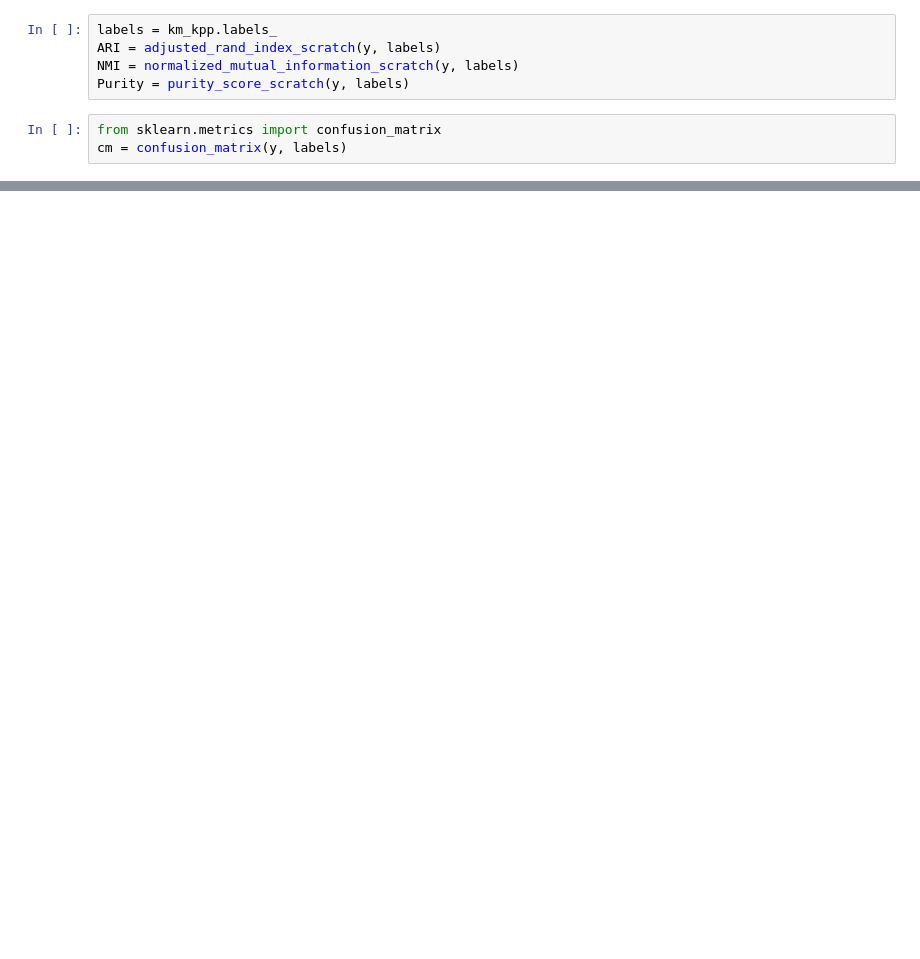
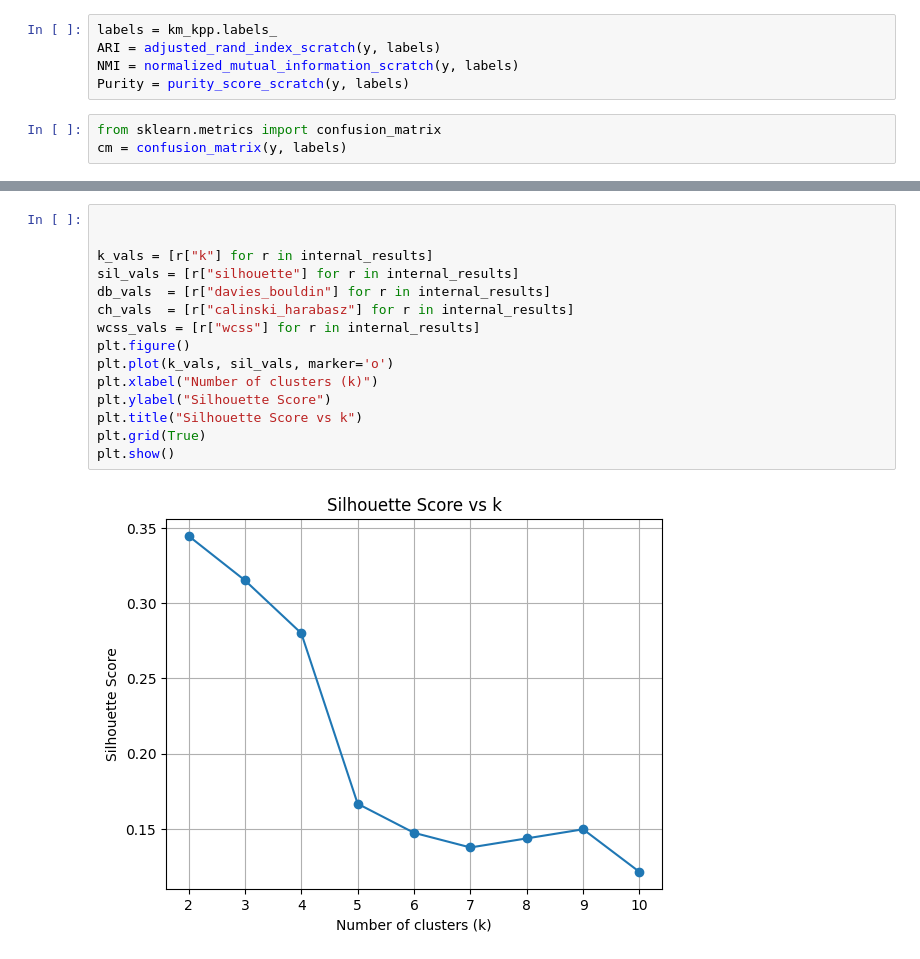
Before and after one commit to JOekh1122/K_means-GMM-Pca-AutoEncoder_From_Scratch, a Jupyter notebook: expirements.ipynb, the cells around one changed output, grey strips where cells are left out. Drawn from its saved outputs; the diff is of its cells as text; blank space fills up the shorter version.

```diff
--- a/expirements.ipynb
+++ b/expirements.ipynb
@@ -227,0 +228,17 @@ plt.show()
+# %%
+
+
+k_vals = [r["k"] for r in internal_results]
+sil_vals = [r["silhouette"] for r in internal_results]
+db_vals  = [r["davies_bouldin"] for r in internal_results]
+ch_vals  = [r["calinski_harabasz"] for r in internal_results]
+wcss_vals = [r["wcss"] for r in internal_results]
+plt.figure()
+plt.plot(k_vals, sil_vals, marker='o')
+plt.xlabel("Number of clusters (k)")
+plt.ylabel("Silhouette Score")
+plt.title("Silhouette Score vs k")
+plt.grid(True)
+plt.show()
+# %% [output]
+[figure, added]
```
Also changed, not shown: parts of 15 cells of this notebook, 1 other file.
